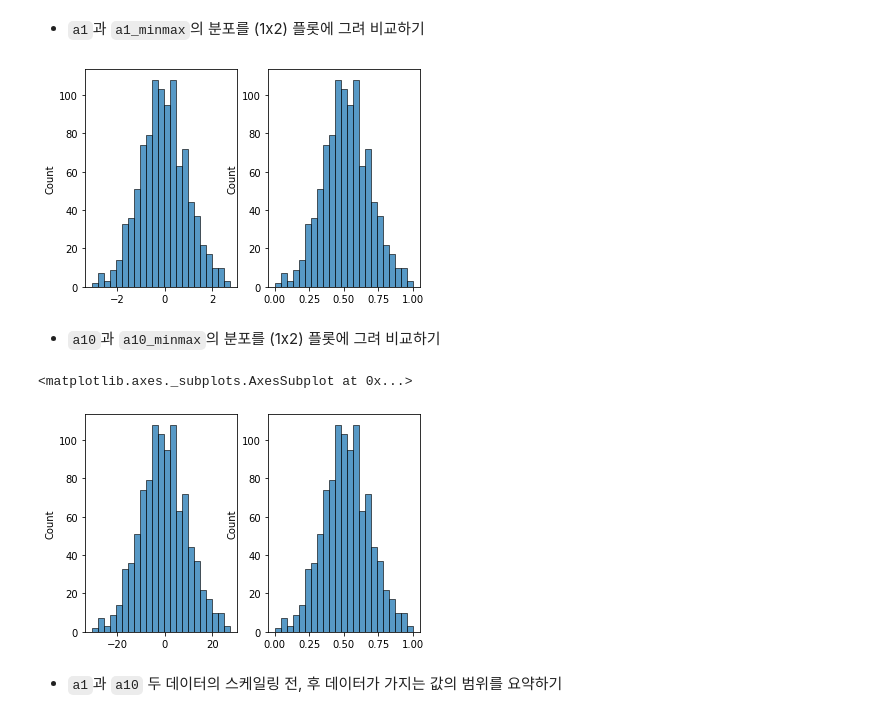
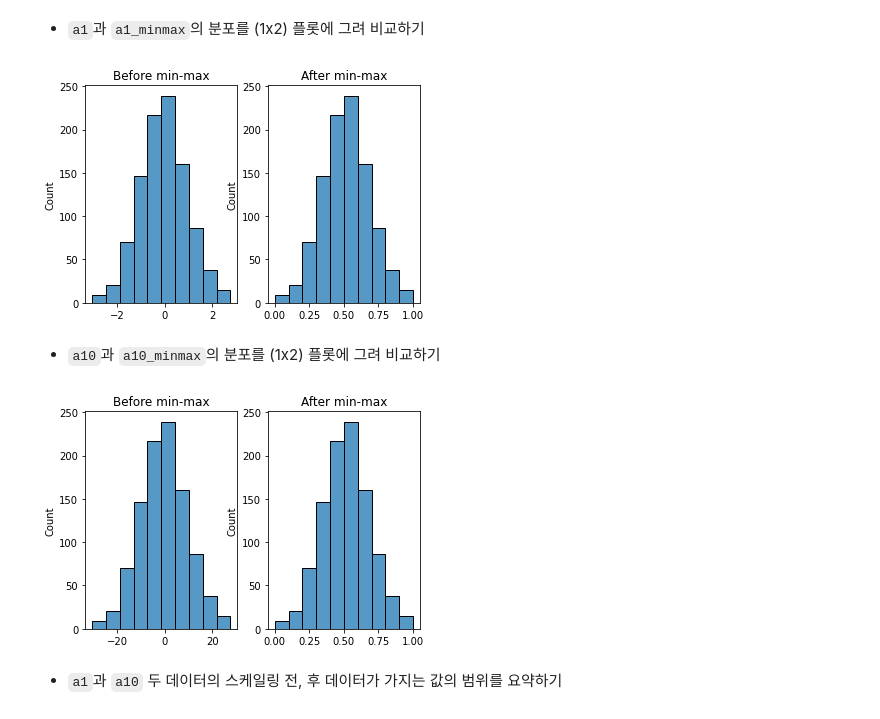
Before and after one commit to PomesHouse/SkillTreePython-DataAnalysis, a Jupyter notebook: 03.통계기반데이터분석/ch03_05_기초통계_산포통계량.ipynb, the cells around one changed output. Cells and saved outputs as stored; diff of their text form; code cells hidden in the pictures.

```diff
--- a/03.통계기반데이터분석/ch03_05_기초통계_산포통계량.ipynb
+++ b/03.통계기반데이터분석/ch03_05_기초통계_산포통계량.ipynb
@@ -179,23 +192,27 @@ a10_minmax = minmax(a10)
 # %% [markdown]
 * `a1`과 `a1_minmax`의 분포를 (1x2) 플롯에 그려 비교하기
 # %%
-plt.subplot(1,2,1)
-sns.histplot(a1)
+plt.subplot(121)
+sns.histplot(a1, bins = 10)
+plt.title('Before min-max')
 plt.subplot(1,2,2)
-sns.histplot(a1_minmax)
+sns.histplot(a1_minmax, bins = 10)
+plt.title('After min-max')
 plt.show()
 # %% [output]
-[figure, old version]
+[figure, new version]
 # %% [markdown]
 * `a10`과 `a10_minmax`의 분포를 (1x2) 플롯에 그려 비교하기
 # %%
 plt.subplot(1,2,1)
-sns.histplot(a10)
+sns.histplot(a10, bins = 10)
+plt.title('Before min-max')
 plt.subplot(1,2,2)
-sns.histplot(a10_minmax)
+sns.histplot(a10_minmax, bins = 10)
+plt.title('After min-max')
+plt.show()
 # %% [output]
-<matplotlib.axes._subplots.AxesSubplot at 0x...>
-[figure, old version]
+[figure, new version]
 # %% [markdown]
 * `a1`과 `a10` 두 데이터의 스케일링 전, 후 데이터가 가지는 값의 범위를 요약하기
 # %%
```
Also changed, not shown: parts of 7 cells of this notebook.
